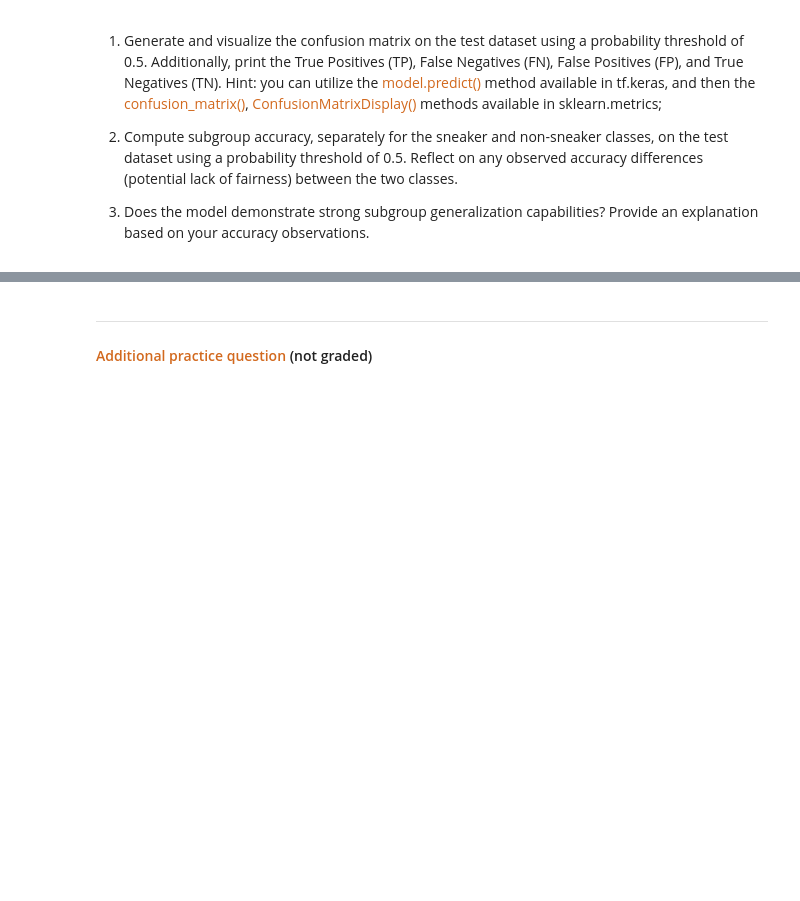
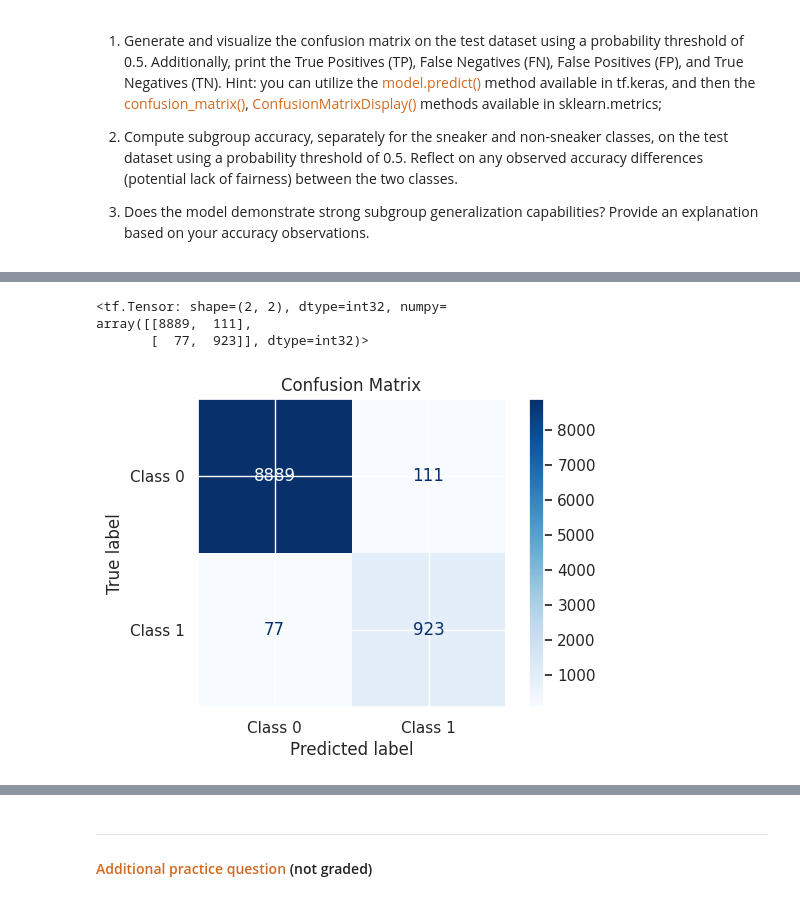
Before and after one commit to dabingougou/207, a Jupyter notebook: week_4/04 Logistic Regression with Tensorflow.ipynb, the cells around one changed output, grey strips where cells are left out. Drawn from its saved outputs; the diff is of its cells as text; code cells hidden in the pictures; blank space fills up the shorter version.

```diff
--- a/week_4/04 Logistic Regression with Tensorflow.ipynb
+++ b/week_4/04 Logistic Regression with Tensorflow.ipynb
@@ -558,13 +526,3 @@ After identifying your preferred model configuration, print the following inform
 
 
 Please note that we will consider 'optimal model configuration' any last-epoch training and validation loss that is below 0.08.
-# %%
-# YOUR CODE HERE
-build_model(num_features=X_train_mini.shape[1],
-                       learning_rate=0.3)
-
-model_tf.fit(X_train_mini, Y_train_mini,
-             epochs=5,
-             batch_size=32,
-             validation_data=(X_val, Y_val),
-             verbose=1)
@@ -604,3 +728,5 @@ Now that you've determined the optimal set of hyperparameters, it's time to eval
 3. Does the model demonstrate strong subgroup generalization capabilities? Provide an explanation based on your accuracy observations.
 # %%
 # YOUR CODE HERE
+
+Y_test_predicted_probabilities = best_model.predict(X_test)
@@ -606,0 +735,33 @@ Now that you've determined the optimal set of hyperparameters, it's time to eval
+# %%
+
+Y_test_predicted_probabilities[Y_test_predicted_probabilities > 0.5] = 1
+Y_test_predicted_probabilities[Y_test_predicted_probabilities <= 0.5] = 0
+
+Y_test_pred = Y_test_predicted_probabilities.astype(int)
+np.unique(Y_test_pred)
+
+
+conf_matrix = tf.math.confusion_matrix(
+    Y_test,
+    Y_test_pred,
+    num_classes=None,
+    weights=None,
+    name=None
+)
+conf_matrix
+# %% [output]
+<tf.Tensor: shape=(2, 2), dtype=int32, numpy=
+array([[8889,  111],
+       [  77,  923]], dtype=int32)>
+# %%
+conf_matrix_np = conf_matrix.numpy() if isinstance(conf_matrix, tf.Tensor) else np.array(conf_matrix)
+
+disp = ConfusionMatrixDisplay(confusion_matrix=conf_matrix_np, display_labels=["Class 0", "Class 1"])
+#disp.plot(cmap="Blues")  # Customize color scheme
+
+fig, ax = plt.subplots(figsize=(6, 4))
+disp.plot(cmap="Blues", ax=ax)
+plt.title("Confusion Matrix")
+plt.show()
+# %% [output]
+[figure, added]
```
Also changed, not shown: parts of 21 cells of this notebook, 20 other files.
